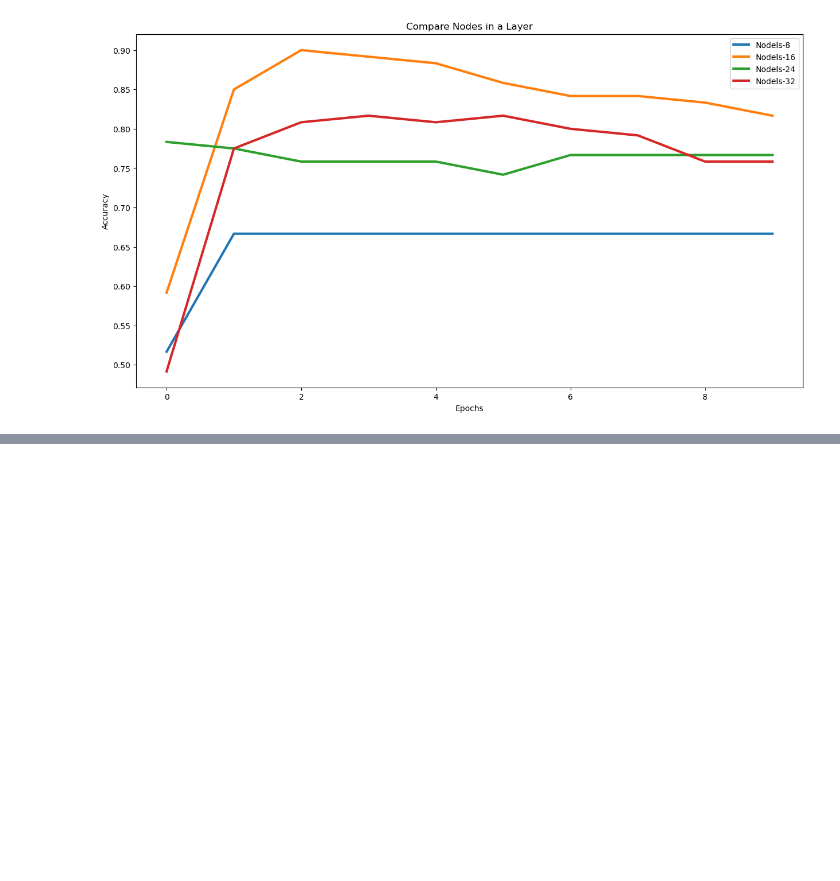
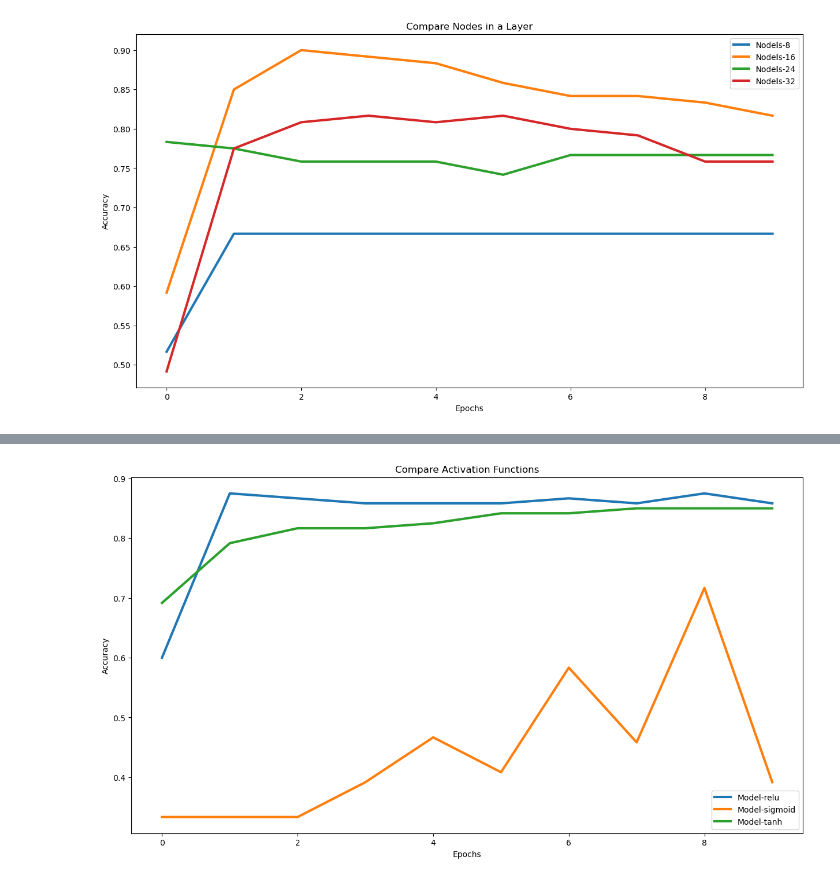
Before and after one commit to alexmacharia/model_tuning, a Jupyter notebook: 02_tuning_network.ipynb, the cells around one changed output, grey strips where cells are left out. Cells and saved outputs as stored; diff of their text form; code cells hidden in the pictures; blank space fills up the shorter version.

Commit message:
Update 02_tuning_network.ipynb
activation function

```diff
--- a/02_tuning_network.ipynb
+++ b/02_tuning_network.ipynb
@@ -124,0 +127,15 @@ plot_graph(accuracy_measures, "Compare Nodes in a Layer")
+# %%
+accuracy_measures = {}
+
+activation_list = ['relu', 'sigmoid', 'tanh']
+
+for activation in activation_list:
+
+    model_config = base_model_config()
+    X, y = get_data()
+
+    model_config["HIDDEN_ACTIVATION"] = activation
+    model_name = "Model-" + activation
+    history = create_and_run_model(model_config, X, y, model_name)
+
+    accuracy_measures["Model-" + activation] = history.history["accuracy"]
@@ -124,0 +160,4 @@ plot_graph(accuracy_measures, "Compare Nodes in a Layer")
+# %%
+plot_graph(accuracy_measures, "Compare Activation Functions")
+# %% [output]
+[figure, added]
```
Also changed, not shown: parts of 2 cells of this notebook.
